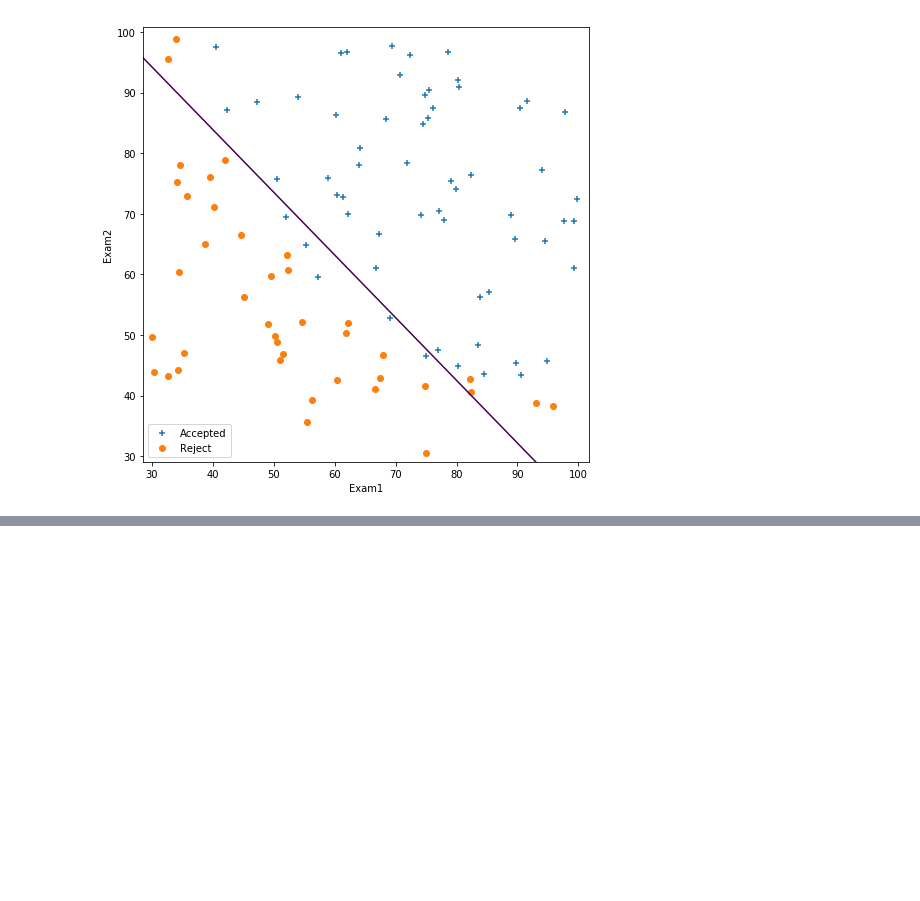
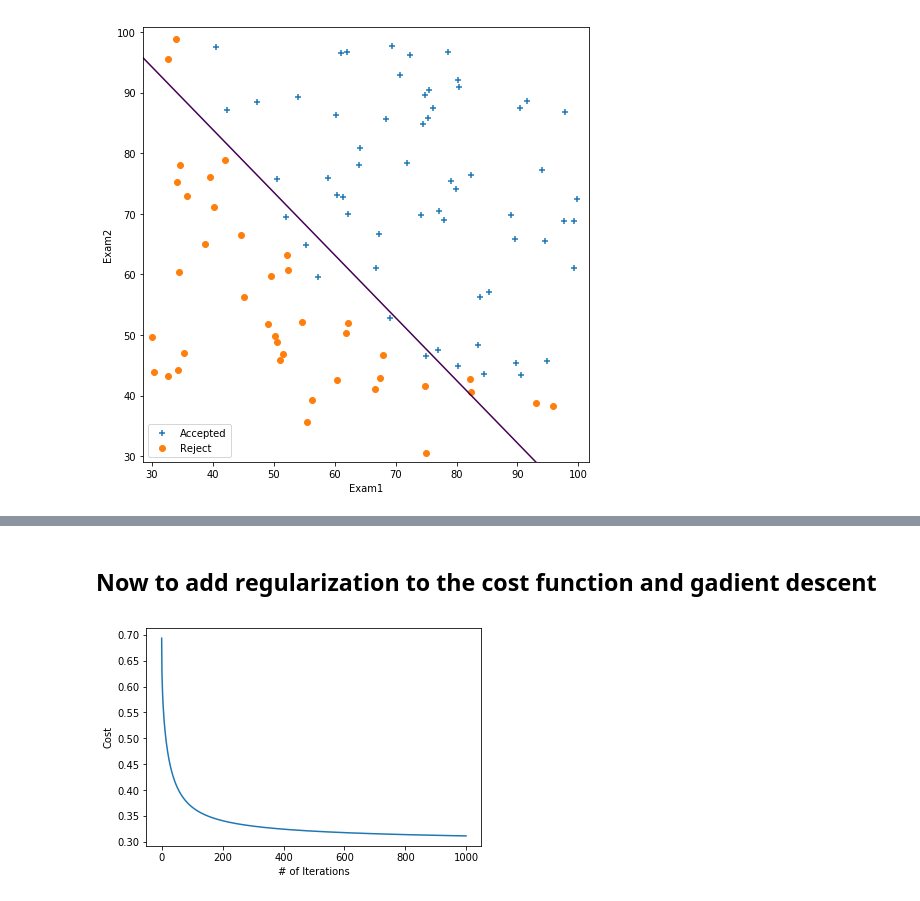
Before and after one commit to jbf81tb/Machine_learning_projects, a Jupyter notebook: Coursera_machine_learning/Exercise_2.ipynb, the cells around one changed output, grey strips where cells are left out. Saved outputs shown, nothing was run; the diff lists cells and outputs as text; code cells hidden in the pictures; blank space fills up the shorter version.

```diff
--- a/Coursera_machine_learning/Exercise_2.ipynb
+++ b/Coursera_machine_learning/Exercise_2.ipynb
@@ -80,0 +200,49 @@ plt.show()
+# %%
+def Normalization(X):
+    X_new = np.ones_like(X)
+    n = X.shape[1]
+    mean_list, max_list, min_list = ([] for _ in range(3))
+    for i in range(1,n):
+        vec = X[:,i]
+        cur_mean = vec.mean()
+        mean_list.append(cur_mean)
+        cur_max = vec.max()
+        max_list.append(cur_max)
+        cur_min = vec.min()
+        min_list.append(cur_min)
+        X_new[:,i] = (vec-cur_mean)/(cur_max-cur_min)
+    return X_new, mean_list, max_list, min_list
+# %%
+X, mean_list, max_list, min_list = Normalization(X)
+# %% [markdown]
+## Now to add regularization to the cost function and gadient descent
+# %%
+def costFunctionRegularization(X,y,thetas, lamda): #intentional misspelling
+    m = y.size
+    h = lambda z: 1/(1+np.exp(-z))
+    z = X@thetas
+    J = (1/m)*(-(y.T@np.log(h(z)))-((1-y).T@np.log(1-h(z)))) + (lamda/(2*m))*thetas.T@thetas
+    return J[0]
+
+def gradientDescentRegularization(X, y, alpha = 0.01, lamda = 1, iterations = 1000):
+    m = y.size
+    num_j = X.shape[1]
+    thetas = np.zeros((num_j,1))
+    new_thetas = np.zeros_like(thetas)
+    h = lambda z: 1/(1+np.exp(-z))
+    J_list = []
+    for _ in range(iterations):
+        for j in range(num_j):
+            grad = (h(X@thetas) - y).T@np.c_[X[:,j]] + lamda*thetas[j]*(j>=1)
+            new_thetas[j] = thetas[j] - alpha*grad[0,0]/m
+        J_list.append(costFunctionRegularization(X,y,thetas,lamda))
+        thetas = new_thetas
+    return thetas, J_list
+# %%
+thetas, J_list = gradientDescentRegularization(X,y,alpha=5, lamda = .0001, iterations=1000)
+plt.plot(J_list)
+plt.xlabel('# of Iterations')
+plt.ylabel('Cost')
+plt.show()
+# %% [output]
+[figure, added]
```
Also changed, not shown: parts of 17 cells of this notebook.
